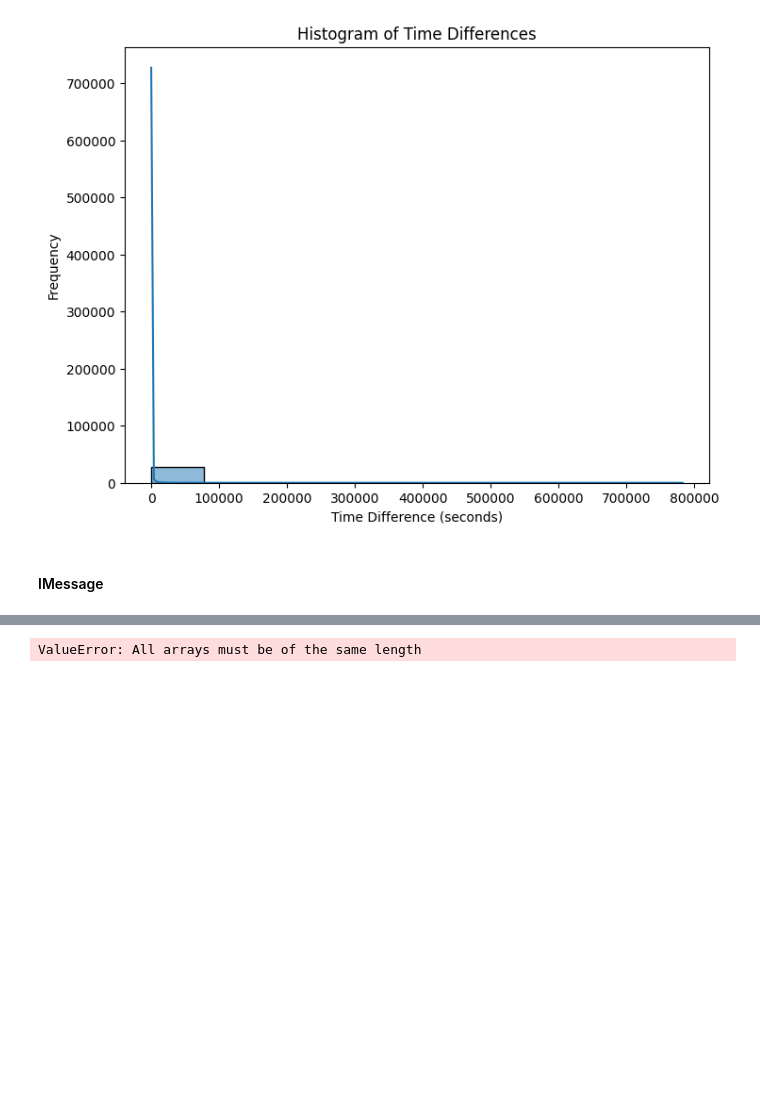
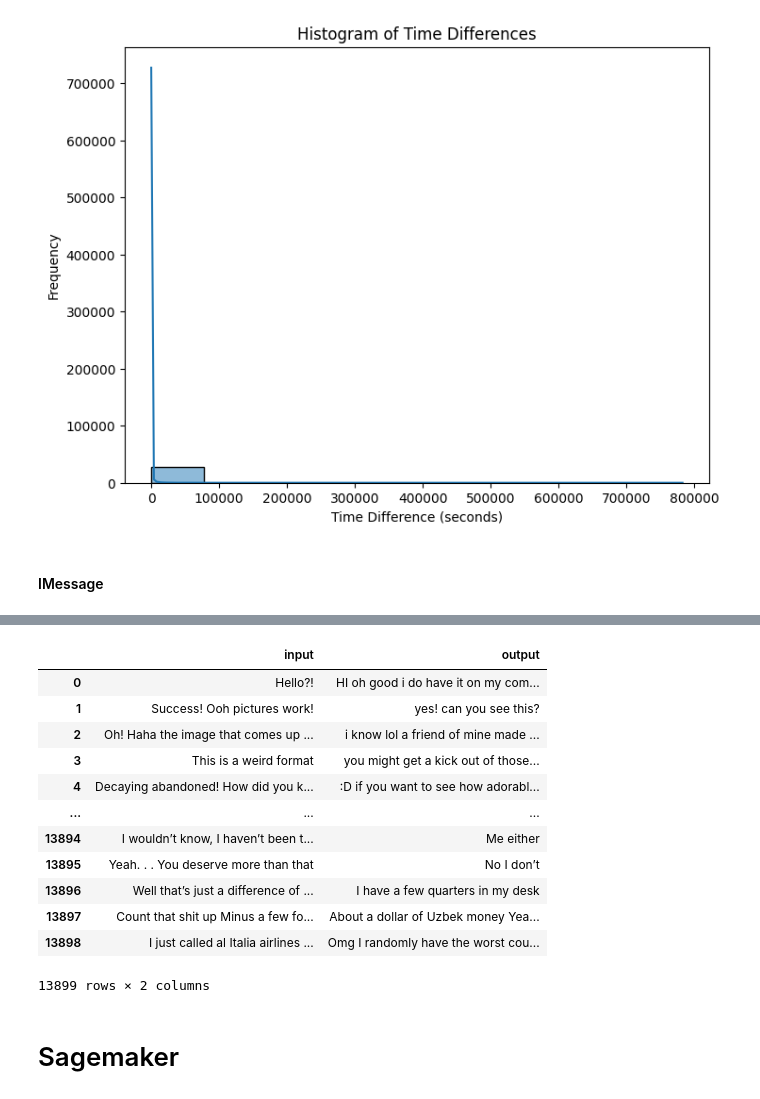
Before and after one commit to mypolopony/echolalia, a Jupyter notebook: notebooks/demo.ipynb, the cells around one changed output, grey strips where cells are left out. Saved outputs shown, nothing was run; the diff lists cells and outputs as text; code cells hidden in the pictures; blank space fills up the shorter version.

```diff
--- a/notebooks/demo.ipynb
+++ b/notebooks/demo.ipynb
@@ -139,14 +120,29 @@ messages
 # %%
-target_user = "+14156839285"
+target_user = "Cat"
 # If the first message is from the target user, it won't be correlated to a previous input, so remove it
 if messages.iloc[0]["user"] == target_user:
     messages = messages.iloc[1:]
+# If the last message is not from the target user, it won't be correlated to a following output, so remove it
+if messages.iloc[-1]["user"] != target_user:
+    messages = messages.iloc[:-1]
 
 # Now inputs and outputs are aligned, one row after the other. Join into a single DataFrame
 training_data = pd.DataFrame({
-    "input": messages[messages["user"] == target_user]["message"].values,
-    "output": messages[messages["user"] != target_user]["message"].values
+    "input": messages[messages["user"] != target_user]["message"].values,
+    "output": messages[messages["user"] == target_user]["message"].values
 })
 training_data
 # %% [output]
+|  | input | output |
+| 0 | Hello?! | HI oh good i do have it on my com... |
+| 1 | Success! Ooh pictures work! | yes! can you see this? |
+| 2 | Oh! Haha the image that comes up ... | i know lol a friend of mine made ... |
+| 3 | This is a weird format | you might get a kick out of those... |
+| 4 | Decaying abandoned! How did you k... | :D if you want to see how adorabl... |
+| ... | ... | ... |
+| 13894 | I wouldn’t know, I haven’t been t... | Me either |
+| 13895 | Yeah. . . You deserve more than that | No I don’t |
+| 13896 | Well that’s just a difference of ... | I have a few quarters in my desk |
+| 13897 | Count that shit up Minus a few fo... | About a dollar of Uzbek money Yea... |
+| 13898 | I just called al Italia airlines ... | Omg I randomly have the worst cou... |
-ValueError: All arrays must be of the same length
+13899 rows × 2 columns
@@ -152,0 +151,2 @@ ValueError: All arrays must be of the same length
+# %% [markdown]
+# Sagemaker
```
Also changed, not shown: parts of 15 cells of this notebook.
